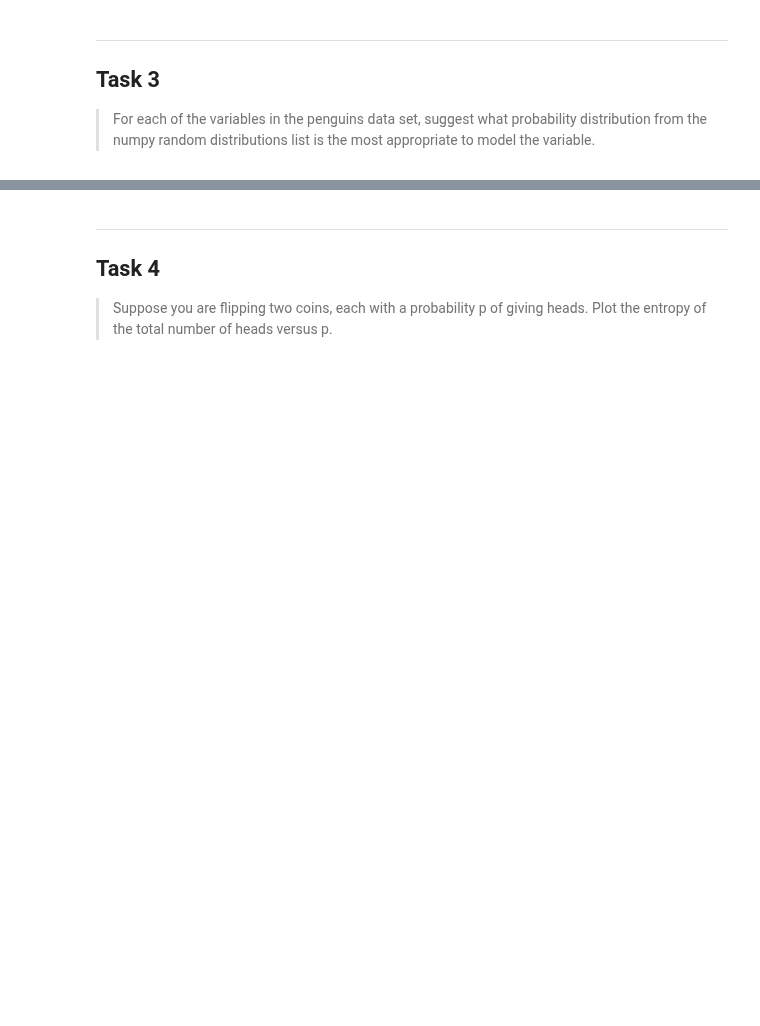
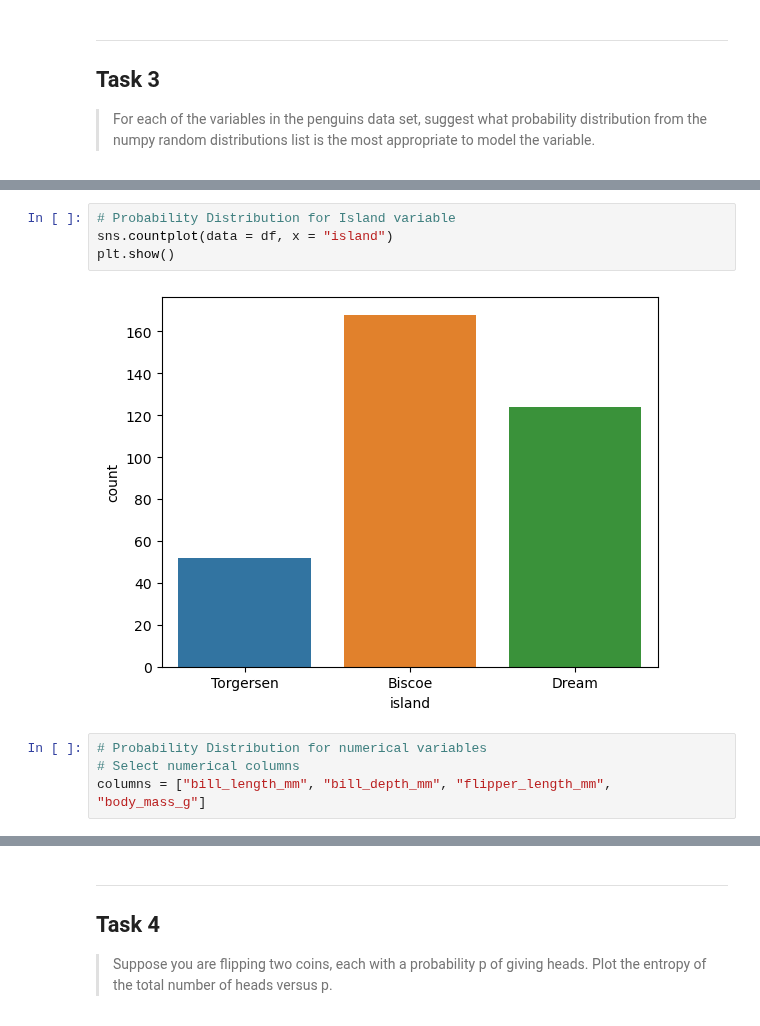
Before and after one commit to claretubs/fundamentals-data-analysis-project, a Jupyter notebook: tasks.ipynb, the cells around one changed output, grey strips where cells are left out. Saved outputs shown, nothing was run; the diff lists cells and outputs as text; blank space fills up the shorter version.

```diff
--- a/tasks.ipynb
+++ b/tasks.ipynb
@@ -93,0 +104,10 @@ is the most appropriate to model the variable.
+# %%
+# Probability Distribution for Island variable
+sns.countplot(data = df, x = "island")
+plt.show()
+# %% [output]
+[figure, added]
+# %%
+# Probability Distribution for numerical variables
+# Select numerical columns
+columns = ["bill_length_mm", "bill_depth_mm", "flipper_length_mm", "body_mass_g"]
```
Also changed, not shown: parts of 4 cells of this notebook.
